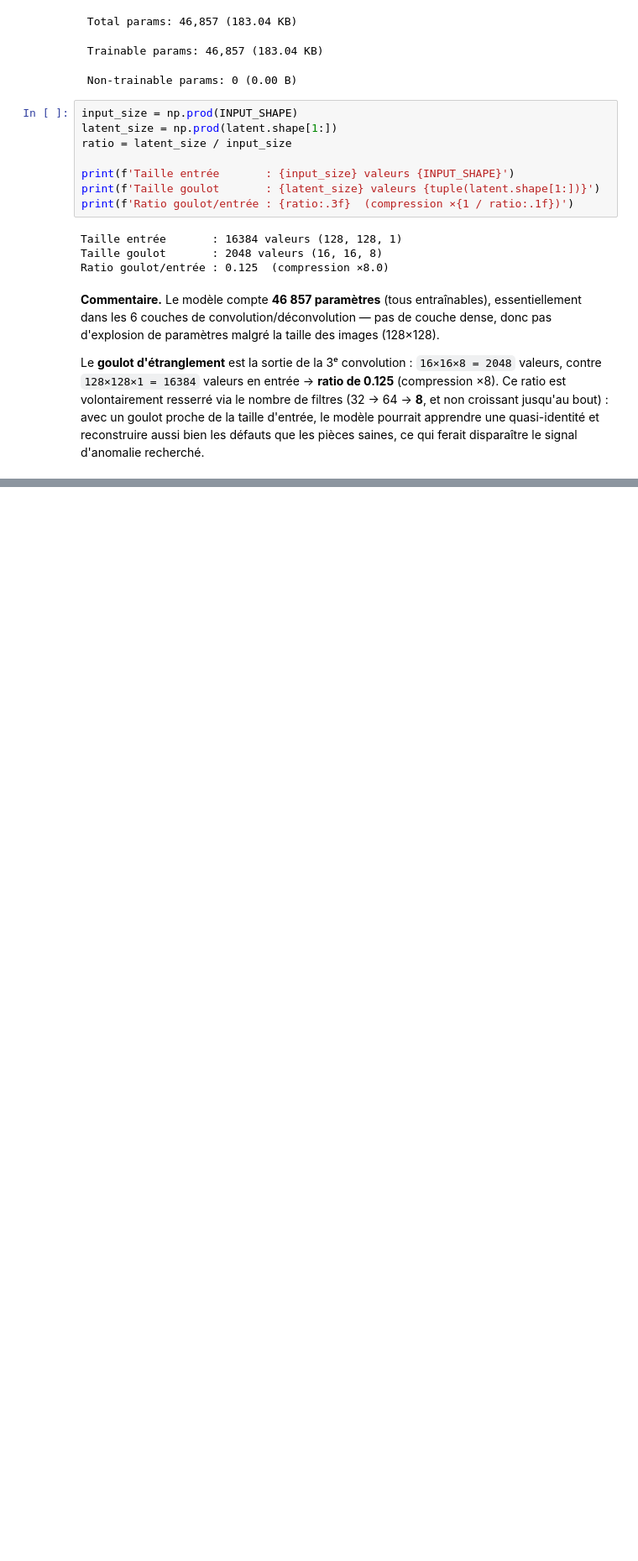
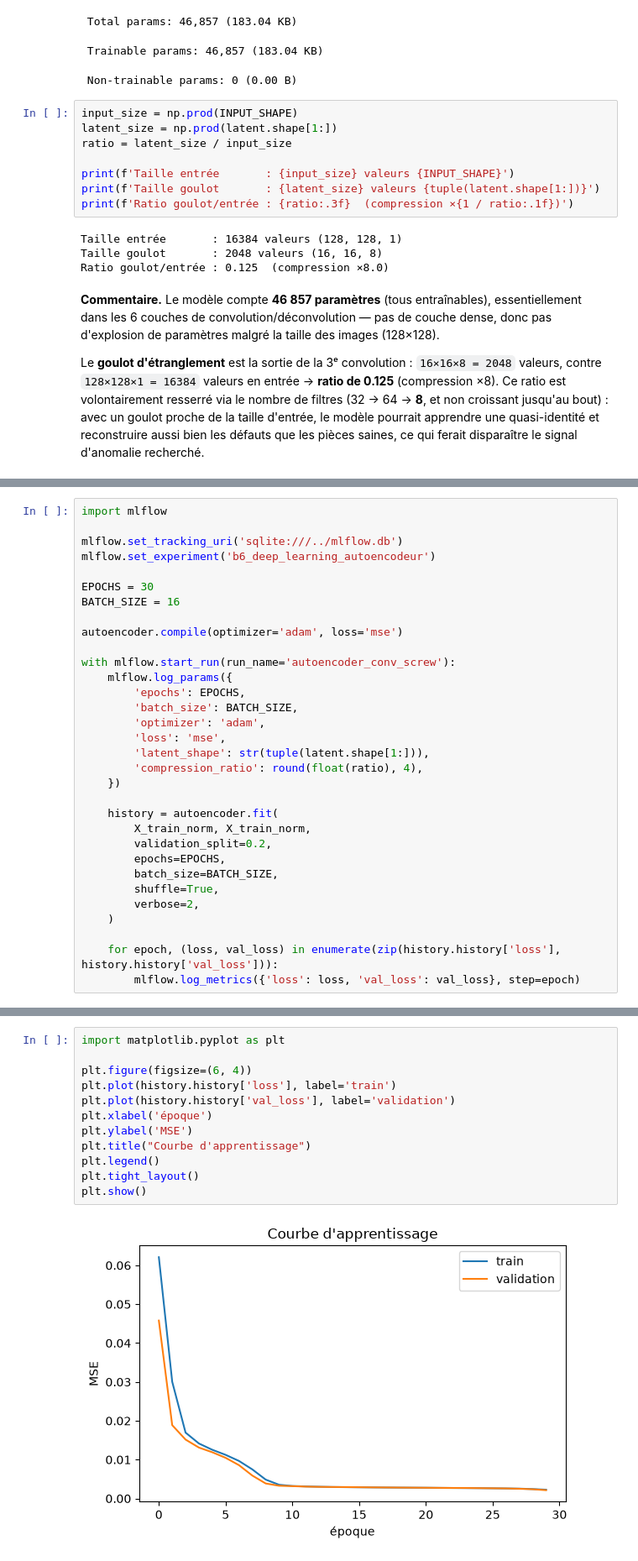
Before and after one commit to kenji21/indusense_tp, a Jupyter notebook: deep-learning/tp_deep_learning.ipynb, the cells around one changed output, grey strips where cells are left out. Shown at 84% size. Saved outputs shown, nothing was run; the diff lists cells and outputs as text; blank space fills up the shorter version.

```diff
--- a/deep-learning/tp_deep_learning.ipynb
+++ b/deep-learning/tp_deep_learning.ipynb
@@ -104,0 +109,32 @@ défauts que les pièces saines, ce qui ferait disparaître le signal d'anomalie
+# %%
+import mlflow
+
+mlflow.set_tracking_uri('sqlite:///../mlflow.db')
+mlflow.set_experiment('b6_deep_learning_autoencodeur')
+
+EPOCHS = 30
+BATCH_SIZE = 16
+
+autoencoder.compile(optimizer='adam', loss='mse')
+
+with mlflow.start_run(run_name='autoencoder_conv_screw'):
+    mlflow.log_params({
+        'epochs': EPOCHS,
+        'batch_size': BATCH_SIZE,
+        'optimizer': 'adam',
+        'loss': 'mse',
+        'latent_shape': str(tuple(latent.shape[1:])),
+        'compression_ratio': round(float(ratio), 4),
+    })
+
+    history = autoencoder.fit(
+        X_train_norm, X_train_norm,
+        validation_split=0.2,
+        epochs=EPOCHS,
+        batch_size=BATCH_SIZE,
+        shuffle=True,
+        verbose=2,
+    )
+
+    for epoch, (loss, val_loss) in enumerate(zip(history.history['loss'], history.history['val_loss'])):
+        mlflow.log_metrics({'loss': loss, 'val_loss': val_loss}, step=epoch)
@@ -104,0 +159,14 @@ défauts que les pièces saines, ce qui ferait disparaître le signal d'anomalie
+# %%
+import matplotlib.pyplot as plt
+
+plt.figure(figsize=(6, 4))
+plt.plot(history.history['loss'], label='train')
+plt.plot(history.history['val_loss'], label='validation')
+plt.xlabel('époque')
+plt.ylabel('MSE')
+plt.title("Courbe d'apprentissage")
+plt.legend()
+plt.tight_layout()
+plt.show()
+# %% [output]
+[figure, added]
```
Also changed, not shown: parts of 3 cells of this notebook, 1 other file.
